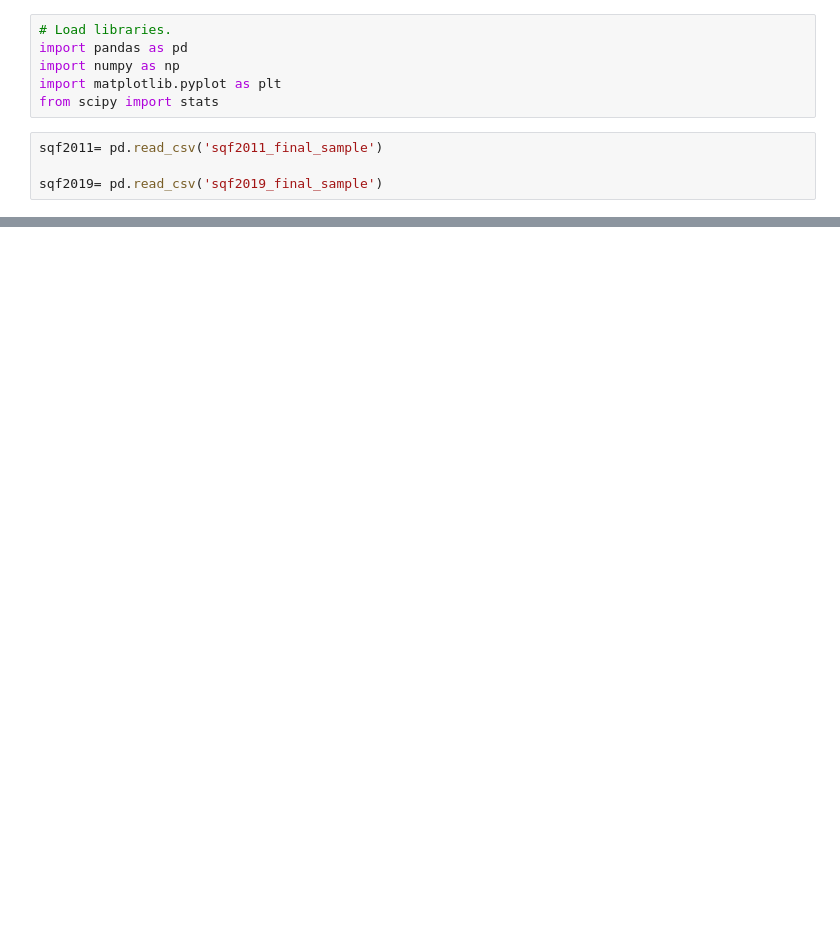
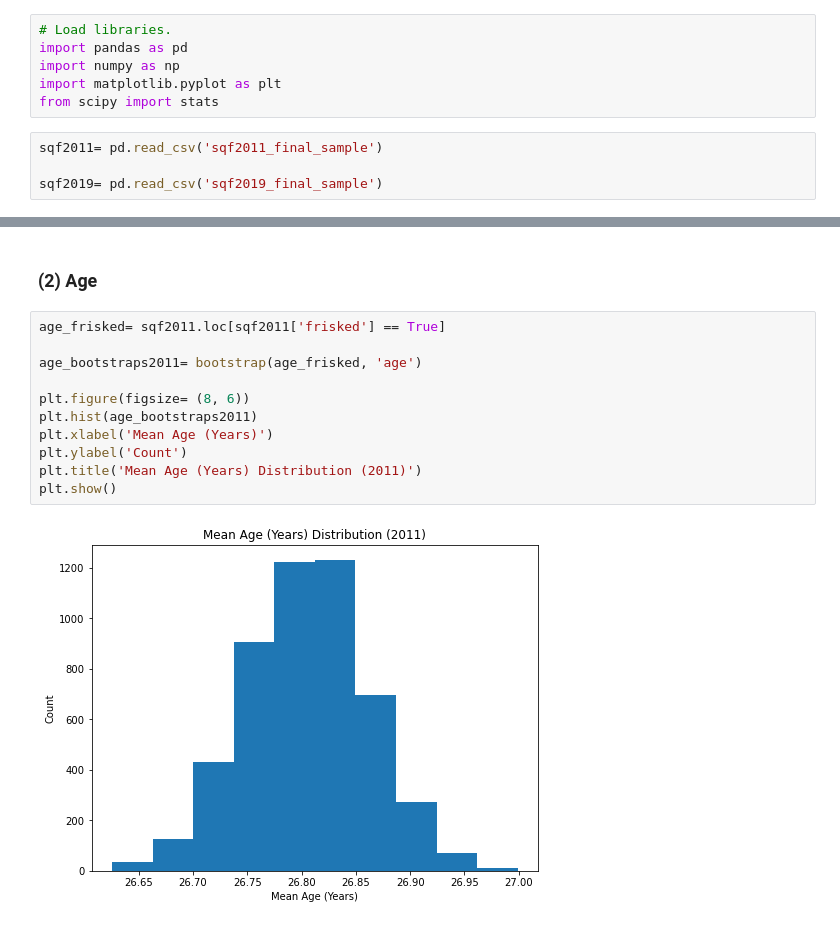
Before and after one commit to leajv123/Data-Science-Project-2950-, a Jupyter notebook: LEA_PhaseIV_Work.ipynb, the cells around one changed output, grey strips where cells are left out. Cells and saved outputs as stored; diff of their text form; blank space fills up the shorter version.

```diff
--- a/LEA_PhaseIV_Work.ipynb
+++ b/LEA_PhaseIV_Work.ipynb
@@ -259,0 +85,15 @@ False
+# %% [markdown]
+### (2) Age
+# %%
+age_frisked= sqf2011.loc[sqf2011['frisked'] == True]
+
+age_bootstraps2011= bootstrap(age_frisked, 'age')
+
+plt.figure(figsize= (8, 6))
+plt.hist(age_bootstraps2011)
+plt.xlabel('Mean Age (Years)')
+plt.ylabel('Count')
+plt.title('Mean Age (Years) Distribution (2011)')
+plt.show()
+# %% [output]
+[figure, added]
```
Also changed, not shown: parts of 143 cells of this notebook.
